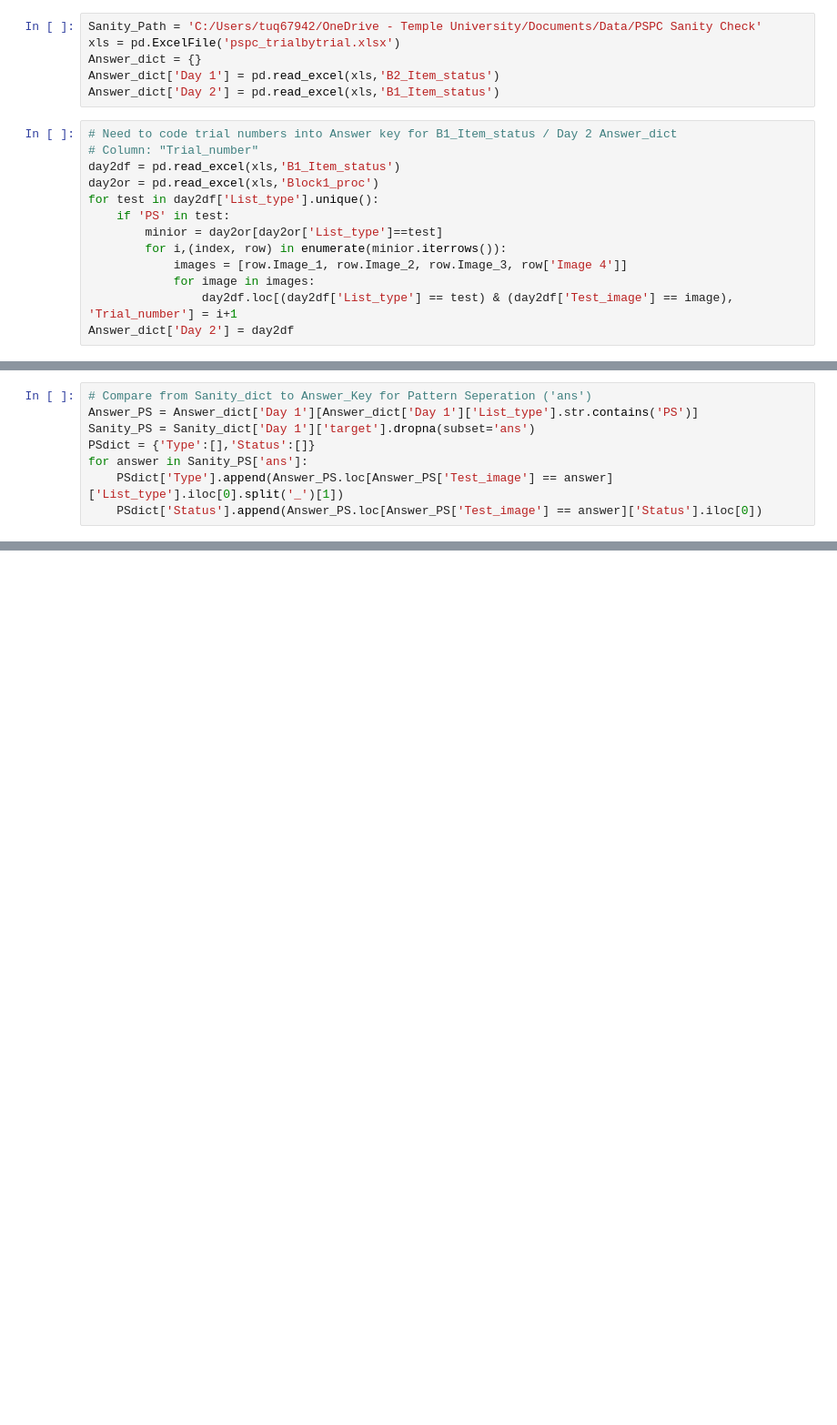
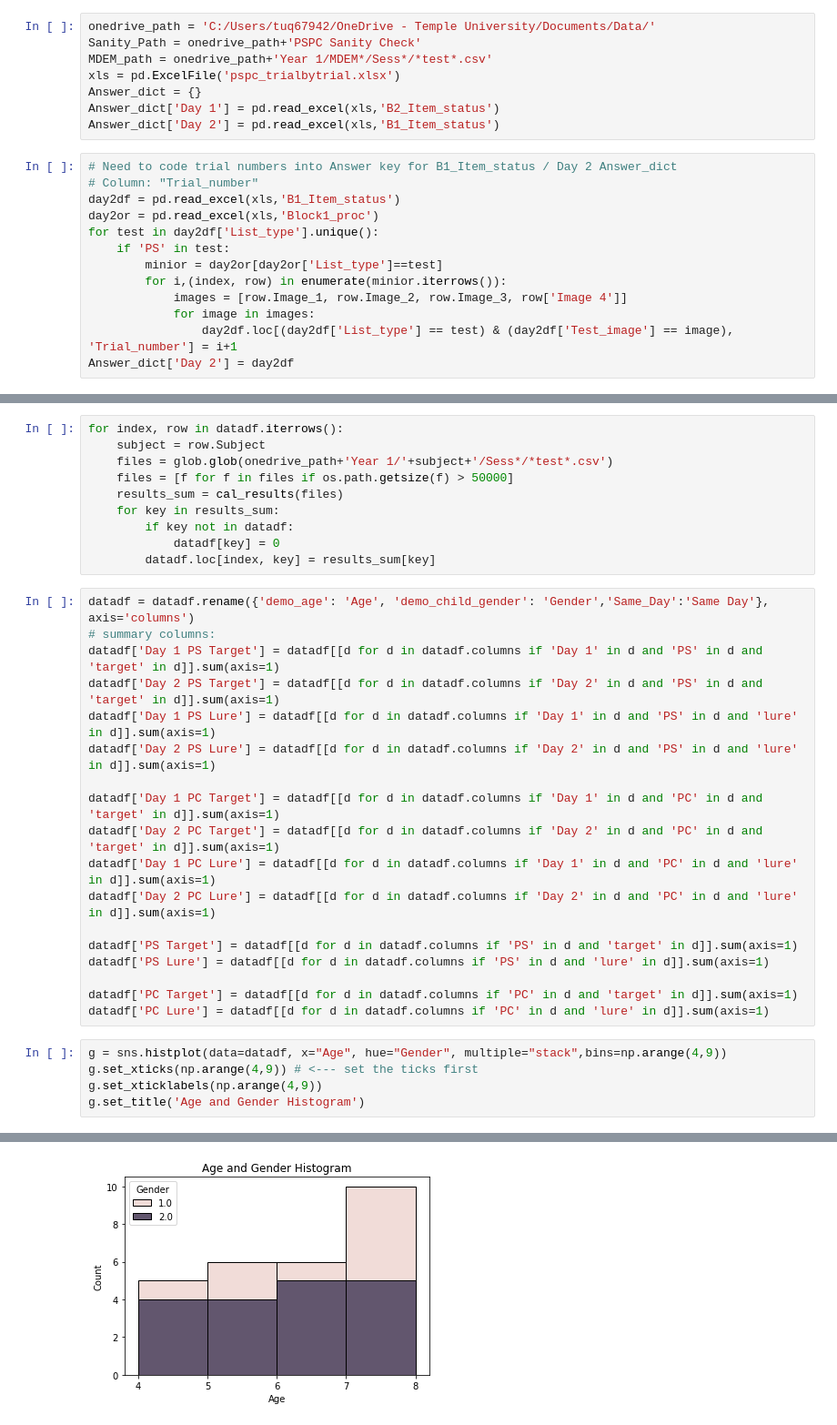
Before and after one commit to samsydco/PSPC, a Jupyter notebook: PSPC_sanity.ipynb, the cells around one changed output, grey strips where cells are left out. Shown: that part at 91% size. Drawn from its saved outputs; the diff is of its cells as text; blank space fills up the shorter version.

Commit message:
Modified PSPC_sanity.ipynb. Added code to 'grade' kid's PSPC task.

```diff
--- a/PSPC_sanity.ipynb
+++ b/PSPC_sanity.ipynb
@@ -9,7 +13,9 @@ target_lure = ['target','lure']
 PSPC = ['PS','PC']
 ABC = {'A':'Place','B':'Animal','C':'Object'}
 # %%
-Sanity_Path = 'C:/Users/tuq67942/OneDrive - Temple University/Documents/Data/PSPC Sanity Check'
+onedrive_path = 'C:/Users/tuq67942/OneDrive - Temple University/Documents/Data/'
+Sanity_Path = onedrive_path+'PSPC Sanity Check'
+MDEM_path = onedrive_path+'Year 1/MDEM*/Sess*/*test*.csv'
 xls = pd.ExcelFile('pspc_trialbytrial.xlsx')
 Answer_dict = {}
 Answer_dict['Day 1'] = pd.read_excel(xls,'B2_Item_status')
@@ -49,8 +141,34 @@ resultdf = pd.DataFrame(results)
 # %%
-# Compare from Sanity_dict to Answer_Key for Pattern Seperation ('ans')
-Answer_PS = Answer_dict['Day 1'][Answer_dict['Day 1']['List_type'].str.contains('PS')]
-Sanity_PS = Sanity_dict['Day 1']['target'].dropna(subset='ans')
-PSdict = {'Type':[],'Status':[]}
-for answer in Sanity_PS['ans']:
-    PSdict['Type'].append(Answer_PS.loc[Answer_PS['Test_image'] == answer]['List_type'].iloc[0].split('_')[1])
-    PSdict['Status'].append(Answer_PS.loc[Answer_PS['Test_image'] == answer]['Status'].iloc[0])
+for index, row in datadf.iterrows():
+    subject = row.Subject
+    files = glob.glob(onedrive_path+'Year 1/'+subject+'/Sess*/*test*.csv')
+    files = [f for f in files if os.path.getsize(f) > 50000]
+    results_sum = cal_results(files)
+    for key in results_sum:
+        if key not in datadf:
+            datadf[key] = 0
+        datadf.loc[index, key] = results_sum[key]
+# %%
+datadf = datadf.rename({'demo_age': 'Age', 'demo_child_gender': 'Gender','Same_Day':'Same Day'}, axis='columns')
+# summary columns:
+datadf['Day 1 PS Target'] = datadf[[d for d in datadf.columns if 'Day 1' in d and 'PS' in d and 'target' in d]].sum(axis=1)
+datadf['Day 2 PS Target'] = datadf[[d for d in datadf.columns if 'Day 2' in d and 'PS' in d and 'target' in d]].sum(axis=1)
+datadf['Day 1 PS Lure'] = datadf[[d for d in datadf.columns if 'Day 1' in d and 'PS' in d and 'lure' in d]].sum(axis=1)
+datadf['Day 2 PS Lure'] = datadf[[d for d in datadf.columns if 'Day 2' in d and 'PS' in d and 'lure' in d]].sum(axis=1)
+
+datadf['Day 1 PC Target'] = datadf[[d for d in datadf.columns if 'Day 1' in d and 'PC' in d and 'target' in d]].sum(axis=1)
+datadf['Day 2 PC Target'] = datadf[[d for d in datadf.columns if 'Day 2' in d and 'PC' in d and 'target' in d]].sum(axis=1)
+datadf['Day 1 PC Lure'] = datadf[[d for d in datadf.columns if 'Day 1' in d and 'PC' in d and 'lure' in d]].sum(axis=1)
+datadf['Day 2 PC Lure'] = datadf[[d for d in datadf.columns if 'Day 2' in d and 'PC' in d and 'lure' in d]].sum(axis=1)
+
+datadf['PS Target'] = datadf[[d for d in datadf.columns if 'PS' in d and 'target' in d]].sum(axis=1)
+datadf['PS Lure'] = datadf[[d for d in datadf.columns if 'PS' in d and 'lure' in d]].sum(axis=1)
+
+datadf['PC Target'] = datadf[[d for d in datadf.columns if 'PC' in d and 'target' in d]].sum(axis=1)
+datadf['PC Lure'] = datadf[[d for d in datadf.columns if 'PC' in d and 'lure' in d]].sum(axis=1)
+# %%
+g = sns.histplot(data=datadf, x="Age", hue="Gender", multiple="stack",bins=np.arange(4,9))
+g.set_xticks(np.arange(4,9)) # <--- set the ticks first
+g.set_xticklabels(np.arange(4,9))
+g.set_title('Age and Gender Histogram')
+# %% [output]
@@ -57 +176,2 @@ for answer in Sanity_PS['ans']:
+[figure, added]
 # %%
```
Also changed, not shown: parts of 18 cells of this notebook.
